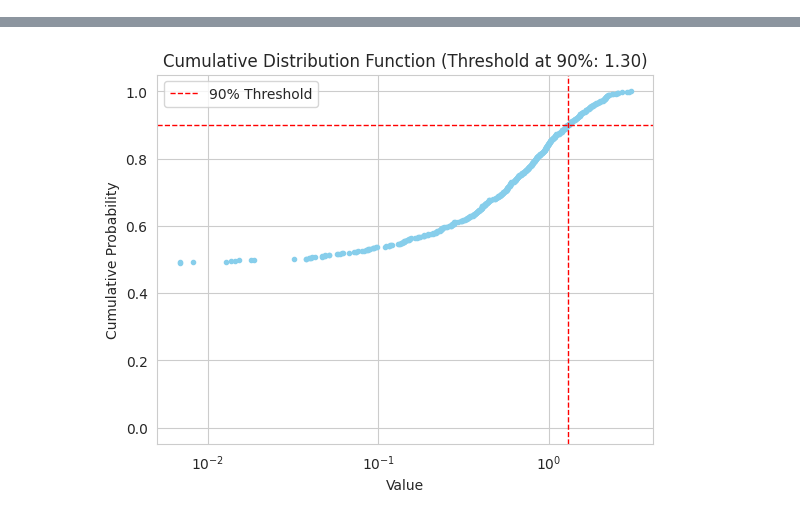
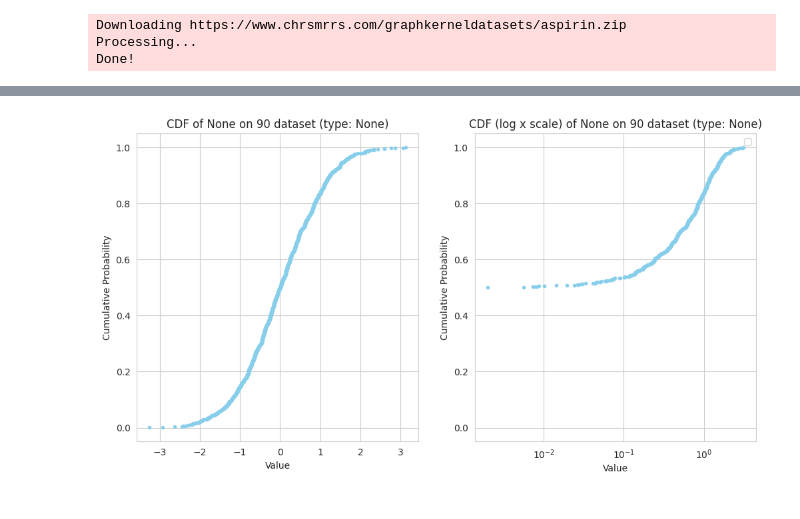
Before and after one commit to aghbit/Graph-Sparsification, a Jupyter notebook: graph_sparsification_stolen.ipynb, the cells around one changed output, grey strips where cells are left out. Cells and saved outputs as stored; diff of their text form; code cells hidden in the pictures.

```diff
--- a/graph_sparsification_stolen.ipynb
+++ b/graph_sparsification_stolen.ipynb
@@ -39,3 +49,25 @@ datasets = [
+# %%
+# Triplets (Data, name, dataset_type)
+
+datasets = [
+    (Planetoid(root='/tmp/Cora', name='Cora'), 'Cora', 'Planetoid'),
+    (Planetoid(root='/tmp/CiteSeer', name='CiteSeer'), 'CiteSeer', 'Planetoid'),
+    (Planetoid(root='/tmp/PubMed', name='PubMed'), 'PubMed', 'Planetoid'),
+    (Coauthor(root='/tmp/Physics', name='Physics'), 'Physics', 'Coauthor'),
+    (Coauthor(root='/tmp/ComputerScience', name='CS'), 'CS', 'Coauthor'),
+    #(Reddit(root='/tmp/Reddit'), 'Reddit', 'Reddit'),
+    (TUDataset(root='/tmp/ENZYMES', name='ENZYMES'), 'Enzymes', 'Bioinformatics'),
+    (TUDataset(root='/tmp/PROTEINS', name='PROTEINS'), 'Proteins', 'Bioinformatics'),
+    #(TUDataset(root='/tmp/COLLAB', name='COLLAB'), 'Collab', 'Social Networks'),
+    (TUDataset(root='/tmp/AIDS', name='AIDS'), 'AIDS', 'Small Molecules'),
+    (TUDataset(root='/tmp/alchemy_full', name='alchemy_full'), 'alchemy_full', 'Small Molecules'),
+    #(TUDataset(root='/tmp/benzene', name='benzene'), 'benzene', 'Small Molecules'),
+    (TUDataset(root='/tmp/aspirin', name='aspirin'), 'aspirin', 'Small Molecules'),
+    ]
+# %% [output]
+Downloading https://www.chrsmrrs.com/graphkerneldatasets/aspirin.zip
+Processing...
+Done!
 # %%
 class GCN_CUSTOM(torch.nn.Module):
     def __init__(self, dataset):
@@ -231,7 +263,7 @@ def show_histogram2(data, percentile_threshold=95):
 import numpy as np
 import matplotlib.pyplot as plt
 
-def show_cdf(data, percentile_threshold=95):
+def show_cdf(data, dataset: str=None, data_type: str=None, algo: str=None):
     """
     Plots the cumulative distribution function (CDF) of the data and
     prints the x-value corresponding to the specified percentile threshold.
@@ -248,25 +280,33 @@ def show_cdf(data, percentile_threshold=95):
     cdf_values = np.arange(1, len(sorted_data) + 1) / len(sorted_data)
 
     # Calculate the value at the specified percentile
-    threshold_value = np.percentile(data, percentile_threshold)
+    #threshold_value = np.percentile(data, percentile_threshold)
 
     # Plot the CDF
-    plt.plot(sorted_data, cdf_values, marker='.', linestyle='none', color='skyblue')
-    plt.xlabel('Value')
-    plt.xscale('log')
+    fig, (ax1, ax2) = plt.subplots(1, 2, figsize=(12, 6))
 
-    plt.ylabel('Cumulative Probability')
-    plt.title(f'Cumulative Distribution Function (Threshold at {percentile_threshold}%: {threshold_value:.2f})')
+    ax1.plot(sorted_data, cdf_values, marker='.', linestyle='none', color='skyblue')
+    ax1.set_xlabel('Value')
+
+    ax1.set_ylabel('Cumulative Probability')
+    ax1.title.set_text(f'CDF of {algo} on {dataset} dataset (type: {data_type})')
+
+    ax2.plot(sorted_data, cdf_values, marker='.', linestyle='none', color='skyblue')
+    ax2.set_xlabel('Value')
+    ax2.set_xscale('log')
+
+    ax2.set_ylabel('Cumulative Probability')
+    ax2.title.set_text(f'CDF (log x scale) of {algo} on {dataset} dataset (type: {data_type})')
 
     # Add a horizontal line at the threshold and a vertical line at the corresponding x-value
-    plt.axhline(y=percentile_threshold / 100, color='red', linestyle='dashed', linewidth=1, label=f'{percentile_threshold}% Threshold')
-    plt.axvline(x=threshold_value, color='red', linestyle='dashed', linewidth=1)
+    #plt.axhline(y=percentile_threshold / 100, color='red', linestyle='dashed', linewidth=1, label=f'{percentile_threshold}% Threshold')
+    #plt.axvline(x=threshold_value, color='red', linestyle='dashed', linewidth=1)
 
     # Add legend
     plt.legend()
 
     # Print the threshold value
-    print(f"Value at {percentile_threshold}% threshold: {threshold_value:.2f}")
+    #print(f"Value at {percentile_threshold}% threshold: {threshold_value:.2f}")
 
     plt.show()
 
@@ -277,14 +317,15 @@ show_cdf(data, 90)  # Change the percentile threshold as needed
     # ----------------------------------------------------------------------------------------------------------------------------------------------------------------------------------------------------------------------------
 
 class IndexMain(BaseSparsing):
-    def __init__(self, power: int=None, calc=None):
+    def __init__(self, power: int=None, calc=None, calc_name=None):
         super(IndexMain, self).__init__(power=power)
         self._calc = calc
+        self._calc_name = calc_name
 
     def _main_calc(self, G):
         return self._calc.run(G)
 
-    def __call__(self, data: Data) -> Data:
+    def __call__(self, data: Data, data_name: str, data_type: str) -> Data:
         if self.power is not None:
             edge_index = data.edge_index
             mask = edge_index[0] < edge_index[1]
@@ -292,7 +333,7 @@ class IndexMain(BaseSparsing):
             G = to_networkx(data, to_undirected=True)
             G = nx2nk(G)
             edge_weights = self._main_calc(G)
-            show_cdf(edge_weights)
+            show_cdf(edge_weights, data_name, data_type, self._calc_name)
             edge_index = edge_index[:, edge_weights >= self.power]
             edge_index = torch.cat([edge_index, torch.flip(edge_index, dims=[0])], dim=1)
             data.edge_index = edge_index
@@ -304,35 +345,35 @@ class IndexMain(BaseSparsing):
 
 class Jaccard(IndexMain):
     def __init__(self, power: int=None, calc=JaccardCalc()):
-        super(Jaccard, self).__init__(power=power, calc=calc)
+        super(Jaccard, self).__init__(power=power, calc=calc, calc_name='Jaccard')
 
 
 class CommonNeighbor(IndexMain):
     def __init__(self, power: int=None, calc=CommonNeighborsCalc()):
-        super(CommonNeighbor, self).__init__(power=power, calc=calc)
+        super(CommonNeighbor, self).__init__(power=power, calc=calc, calc_name='CommonNeighbor')
 
 
 class PreferentialAttachment(IndexMain):
     def __init__(self, power: int=None, calc=PreferentialAttachmentCalc()):
-        super(PreferentialAttachment, self).__init__(power=power, calc=calc)
+        super(PreferentialAttachment, self).__init__(power=power, calc=calc, calc_name='PreferentialAttachment')
 
 
 class AdamicAdar(IndexMain):
     def __init__(self, power: int=None, calc=AdamicAdarCalc()):
-        super(AdamicAdar, self).__init__(power=power, calc=calc)
+        super(AdamicAdar, self).__init__(power=power, calc=calc, calc_name='AdamicAdar')
 
 
 class AdjustedRand(IndexMain):
     def __init__(self, power: int=None, calc=AdjustedRandCalc()):
-        super(AdjustedRand, self).__init__(power=power, calc=calc)
+        super(AdjustedRand, self).__init__(power=power, calc=calc, calc_name='AdjustedRand')
 
 
 class AlgebraicDistance(IndexMain):
     def __init__(self, power: int=None, calc=AlgebraicDistanceCalc()):
-        super(AlgebraicDistance, self).__init__(power=power, calc=calc)
+        super(AlgebraicDistance, self).__init__(power=power, calc=calc, calc_name='AlgebraicDistance')
 
 
 class Katz(IndexMain):
     def __init__(self, power: int=None, calc=KatzCalc()):
-        super(Katz, self).__init__(power=power, calc=calc)
+        super(Katz, self).__init__(power=power, calc=calc, calc_name='Katz')
 # %% [output]
@@ -340,4 +381,4 @@ Value at 90% threshold: 1.30
-[figure, old version]
+[figure, new version]
 # %%
 def run_exp(dataset, sparsing_alg=None, model_type=GCN):
     device = torch.device('cuda' if torch.cuda.is_available() else 'cpu')
```
Also changed, not shown: parts of 5 cells of this notebook.
